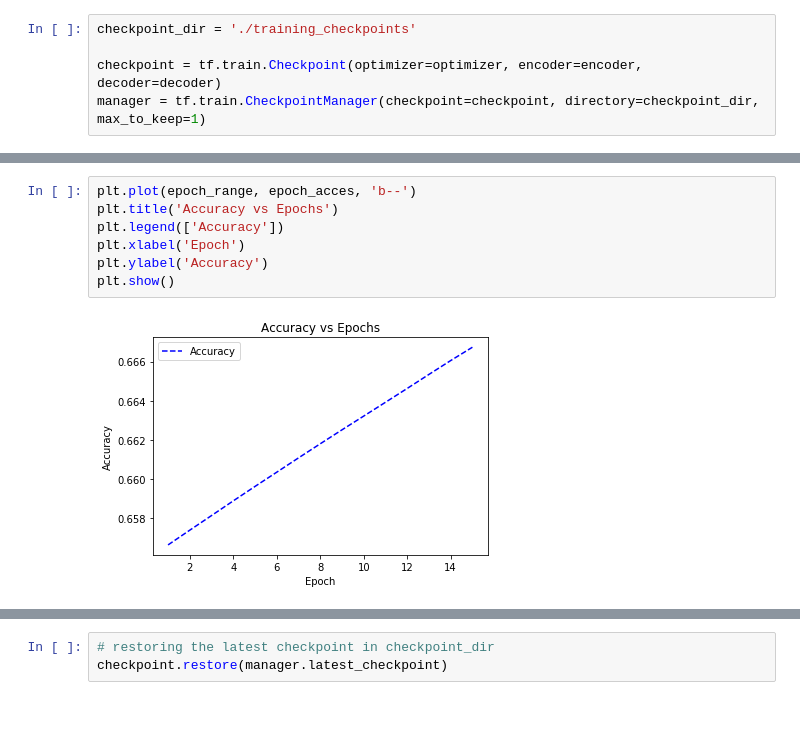
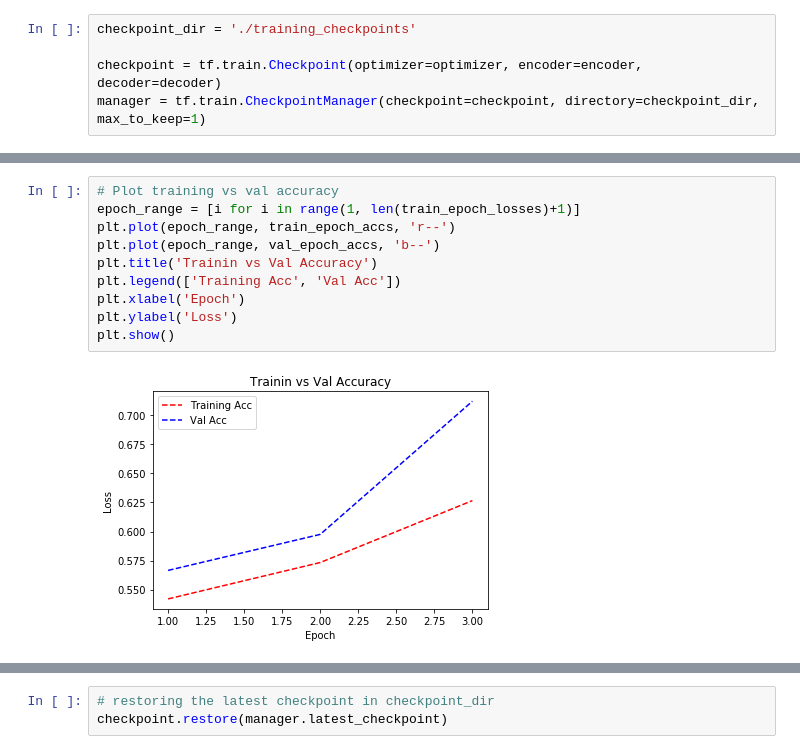
Before and after one commit to LeoTSH/accent, a Jupyter notebook: src/Tensorflow.ipynb, the cells around one changed output, grey strips where cells are left out. Drawn from its saved outputs; the diff is of its cells as text; blank space fills up the shorter version.

```diff
--- a/src/Tensorflow.ipynb
+++ b/src/Tensorflow.ipynb
@@ -494,9 +608,12 @@ ValueError: x and y must have same first dimension, but have shapes (15,) and (1
-# %%
-plt.plot(epoch_range, epoch_acces, 'b--')
-plt.title('Accuracy vs Epochs')
-plt.legend(['Accuracy'])
-plt.xlabel('Epoch')
-plt.ylabel('Accuracy')
-plt.show()
-# %% [output]
-[figure, removed]
+# %%
+# Plot training vs val accuracy
+epoch_range = [i for i in range(1, len(train_epoch_losses)+1)]
+plt.plot(epoch_range, train_epoch_accs, 'r--')
+plt.plot(epoch_range, val_epoch_accs, 'b--')
+plt.title('Trainin vs Val Accuracy')
+plt.legend(['Training Acc', 'Val Acc'])
+plt.xlabel('Epoch')
+plt.ylabel('Loss')
+plt.show()
+# %% [output]
+[figure, added]
```
Also changed, not shown: parts of 45 cells of this notebook.
